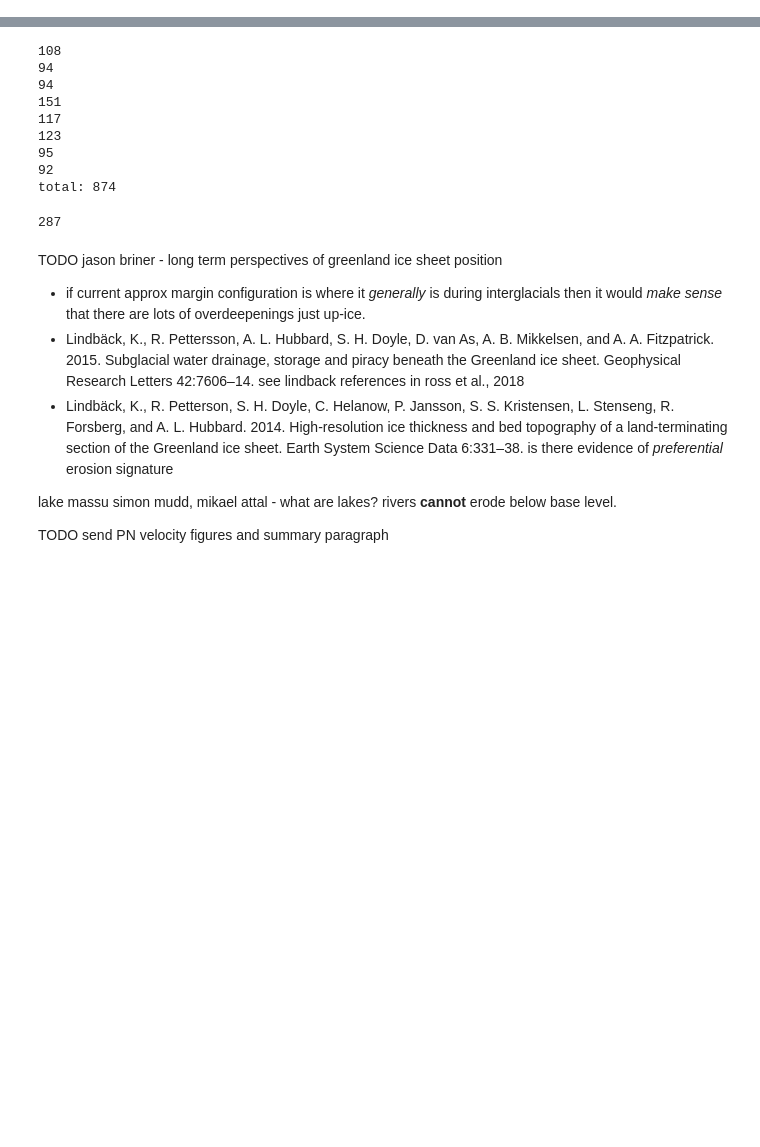
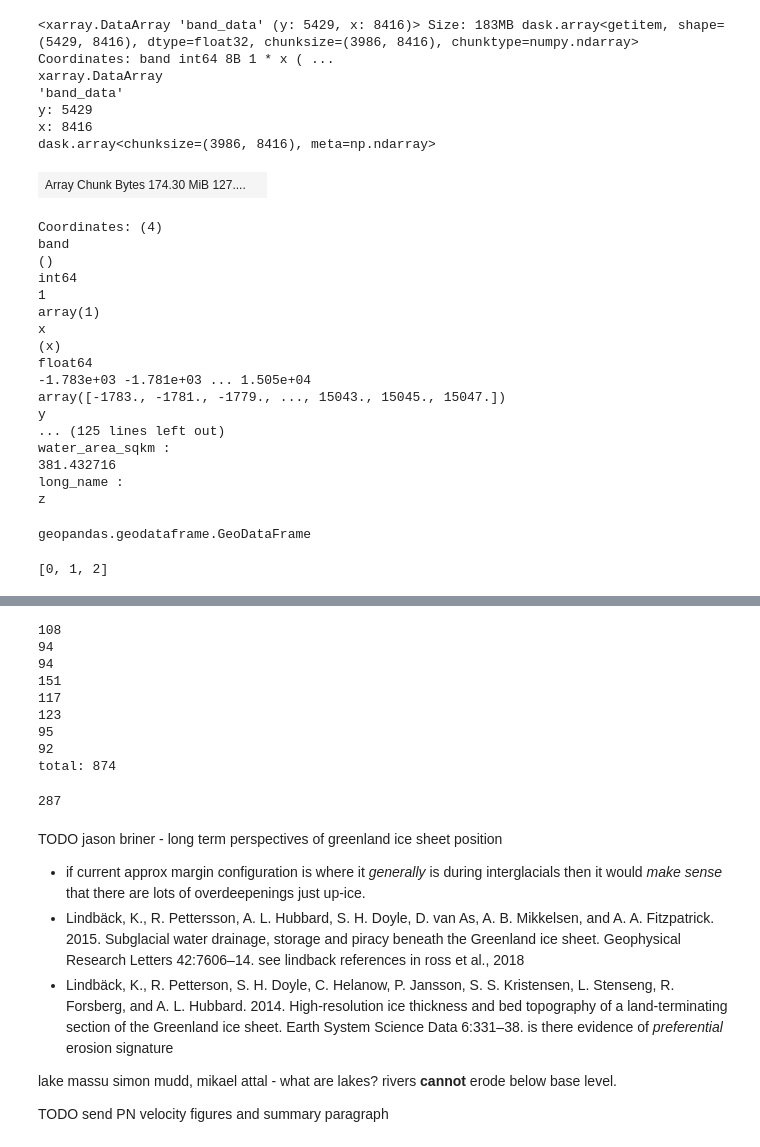
Before and after one commit to tlohde/lake-terminating-glaciers, a Jupyter notebook: src/scratchpad.ipynb, the cells around one changed output, grey strips where cells are left out. Saved outputs shown, nothing was run; the diff lists cells and outputs as text; code cells hidden in the pictures; blank space fills up the shorter version.

```diff
--- a/src/scratchpad.ipynb
+++ b/src/scratchpad.ipynb
@@ -5 +21,28 @@ import os
+# %%
+ds.squeeze()
+# %% [output]
+<xarray.DataArray 'band_data' (y: 5429, x: 8416)> Size: 183MB dask.array<getitem, shape=(5429, 8416), dtype=float32, chunksize=(3986, 8416), chunktype=numpy.ndarray> Coordinates: band int64 8B 1 * x ( ...
+xarray.DataArray
+'band_data'
+y: 5429
+x: 8416
+dask.array<chunksize=(3986, 8416), meta=np.ndarray>
+| Array Chunk Bytes 174.30 MiB 127.... |  |
+Coordinates: (4)
+band
+()
+int64
+1
+array(1)
+x
+(x)
+float64
+-1.783e+03 -1.781e+03 ... 1.505e+04
+array([-1783., -1781., -1779., ..., 15043., 15045., 15047.])
+y
+... (125 lines left out)
+water_area_sqkm :
+381.432716
+long_name :
+z
 # %%
@@ -7 +50,5 @@ lines = gpd.read_file('../iceland_streams.geojson').to_crs(3413)
 catalog = gpd.read_parquet(glob('../data/**/*.parquet', recursive=True)[0]).to_crs(lines.crs)
+# %%
+type(catalog)
+# %% [output]
+geopandas.geodataframe.GeoDataFrame
@@ -7,0 +57,4 @@ catalog = gpd.read_parquet(glob('../data/**/*.parquet', recursive=True)[0]).to_c
+# %%
+[row.Index for row in catalog.head(3).itertuples()]
+# %% [output]
+[0, 1, 2]
```
Also changed, not shown: parts of 7 cells of this notebook, 5 other files.
